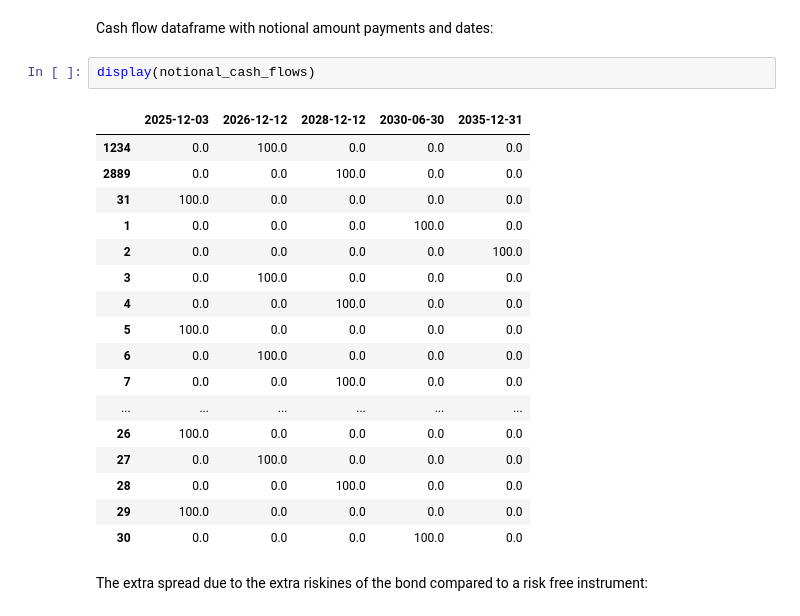
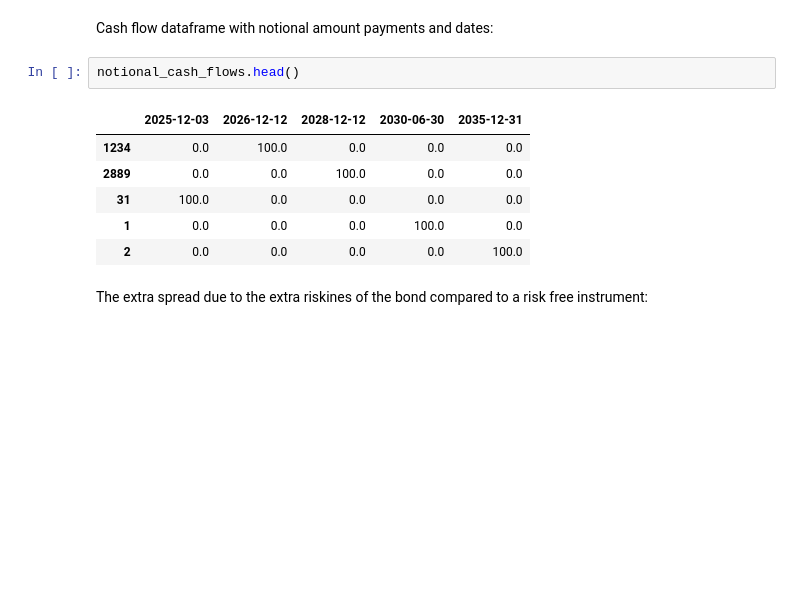
Before and after one commit to open-source-modelling/Open_Source_Economic_Model, a Jupyter notebook: notebooks/prototypes/bond_pricing.ipynb, the cells around one changed output. Saved outputs shown, nothing was run; the diff lists cells and outputs as text; blank space fills up the shorter version.

```diff
--- a/notebooks/prototypes/bond_pricing.ipynb
+++ b/notebooks/prototypes/bond_pricing.ipynb
@@ -264,25 +296,14 @@ display(cash_flows)
 # %% [markdown]
 Cash flow dataframe with notional amount payments and dates:
 # %%
-display(notional_cash_flows)
+notional_cash_flows.head()
 # %% [output]
 |  | 2025-12-03 | 2026-12-12 | 2028-12-12 | 2030-06-30 | 2035-12-31 |
 | 1234 | 0.0 | 100.0 | 0.0 | 0.0 | 0.0 |
 | 2889 | 0.0 | 0.0 | 100.0 | 0.0 | 0.0 |
 | 31 | 100.0 | 0.0 | 0.0 | 0.0 | 0.0 |
 | 1 | 0.0 | 0.0 | 0.0 | 100.0 | 0.0 |
 | 2 | 0.0 | 0.0 | 0.0 | 0.0 | 100.0 |
-| 3 | 0.0 | 100.0 | 0.0 | 0.0 | 0.0 |
-| 4 | 0.0 | 0.0 | 100.0 | 0.0 | 0.0 |
-| 5 | 100.0 | 0.0 | 0.0 | 0.0 | 0.0 |
-| 6 | 0.0 | 100.0 | 0.0 | 0.0 | 0.0 |
-| 7 | 0.0 | 0.0 | 100.0 | 0.0 | 0.0 |
-| ... | ... | ... | ... | ... | ... |
-| 26 | 100.0 | 0.0 | 0.0 | 0.0 | 0.0 |
-| 27 | 0.0 | 100.0 | 0.0 | 0.0 | 0.0 |
-| 28 | 0.0 | 0.0 | 100.0 | 0.0 | 0.0 |
-| 29 | 100.0 | 0.0 | 0.0 | 0.0 | 0.0 |
-| 30 | 0.0 | 0.0 | 0.0 | 100.0 | 0.0 |
 # %% [markdown]
 The extra spread due to the extra riskines of the bond compared to a risk free instrument:
 # %%
```
Also changed, not shown: parts of 48 cells of this notebook, 7 other files.
